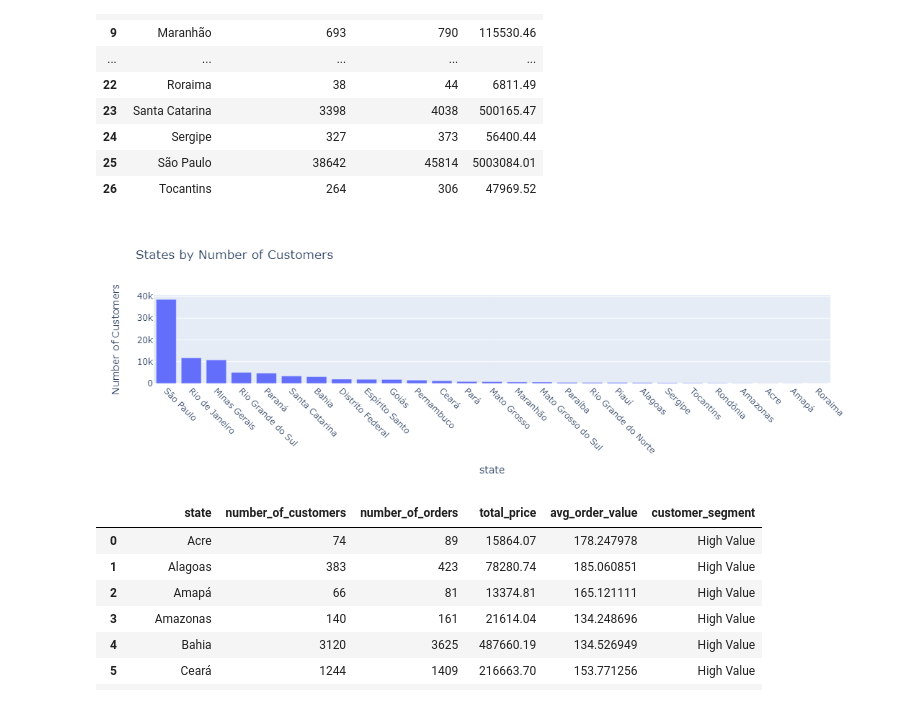
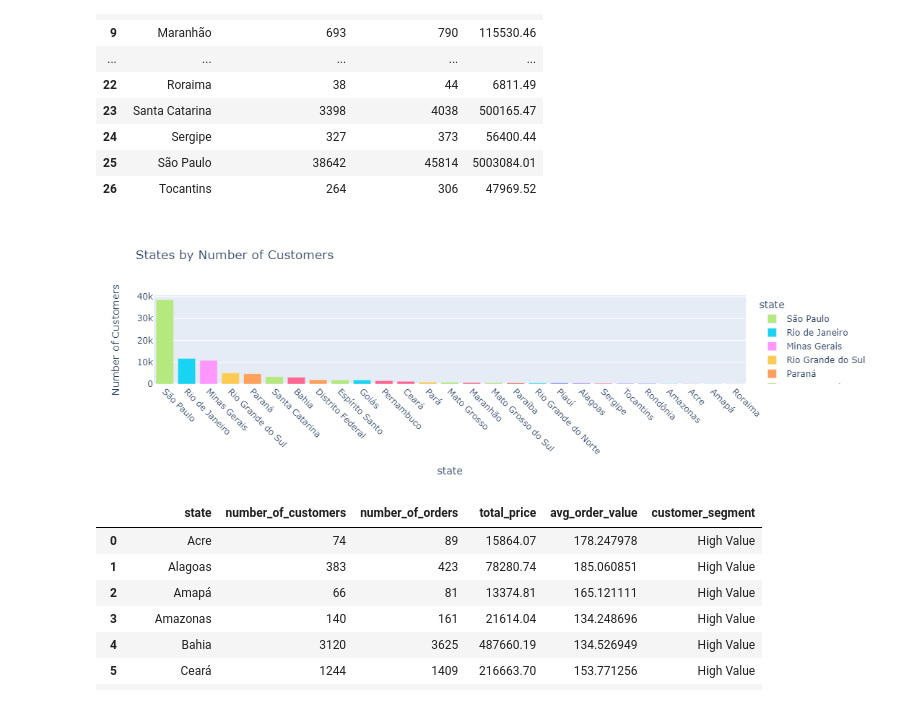
Before and after one commit to yjia28tan/Big-Data-Programming-Project, a Jupyter notebook: Code&Dataset/cleaned dataset/Geographical_Customer_Segmentation.ipynb, the cells around one changed output. Cells and saved outputs as stored; diff of their text form; code cells hidden in the pictures.

```diff
--- a/Code&Dataset/cleaned dataset/Geographical_Customer_Segmentation.ipynb
+++ b/Code&Dataset/cleaned dataset/Geographical_Customer_Segmentation.ipynb
@@ -267,13 +268,16 @@ state_metrics_sorted = state_metrics.sort_values(by='number_of_customers', ascen
 # %%
 import plotly.express as px
 
 fig = px.bar(state_metrics_sorted[:], x='state', y='number_of_customers',
              labels={'number_of_customers': 'Number of Customers', 'city': 'State'},
-             title='States by Number of Customers')
+             title='States by Number of Customers',
+             color='state',  # Set the color to the 'city' column
+             color_discrete_map=dict(zip(state_metrics_sorted[:25]['state'], random_colors)))  # Assign random colors to each city)
+
 fig.update_layout(xaxis=dict(tickangle=45))
 fig.show()
 # %% [output]
-[figure, old version]
+[figure, new version]
 # %%
 # Example segmentation based on average order value
 bins = [0, 50, 100, float('inf')]  # Define the bins for segmentation
```
Also changed, not shown: parts of 1 cell of this notebook, 2 other files.
